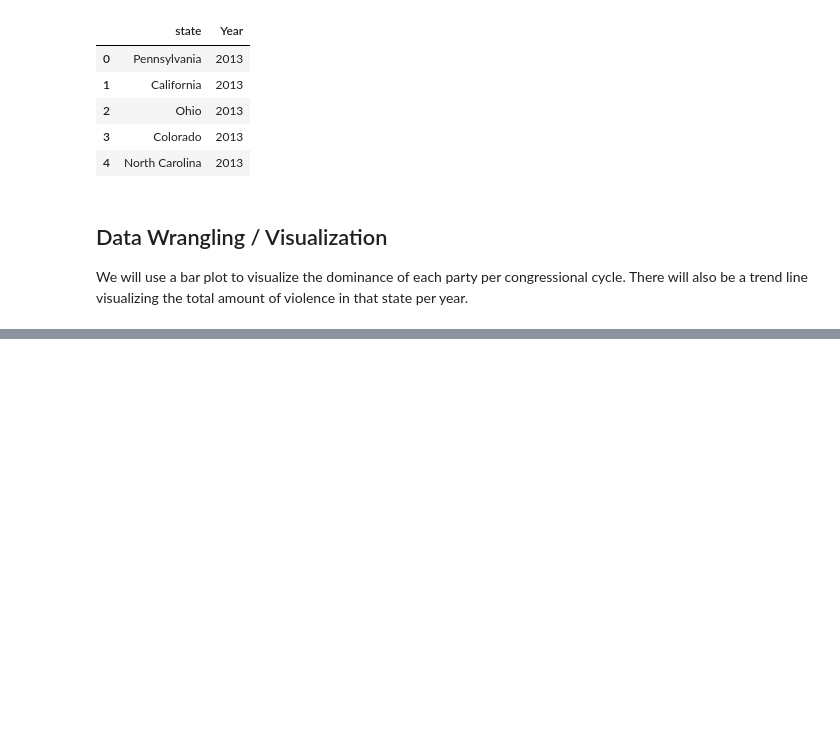
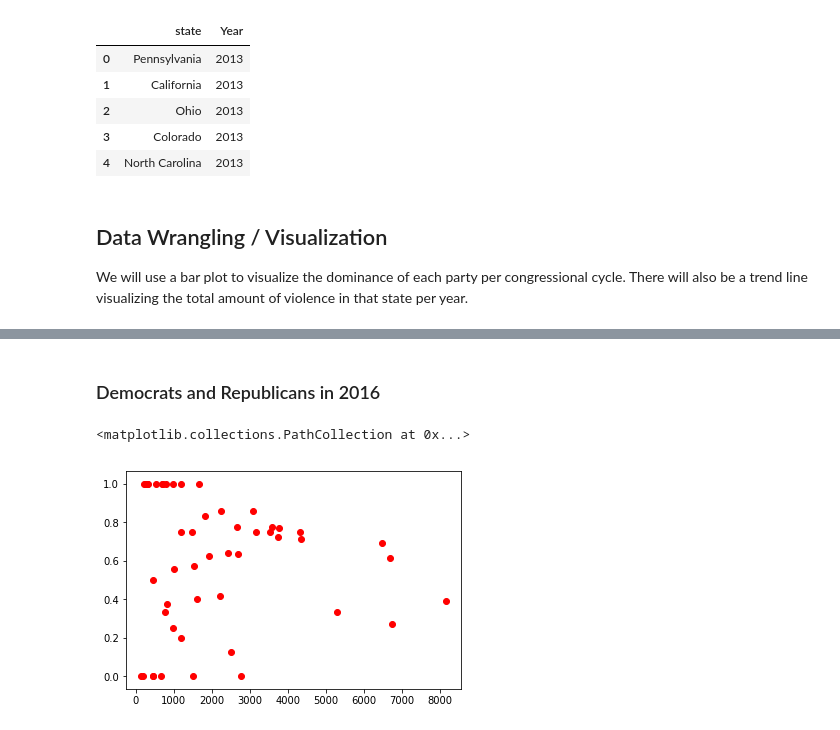
Before and after one commit to vchi747/Cogs-108-Final-Project, a Jupyter notebook: Cogs 108 Final Project.ipynb, the cells around one changed output, grey strips where cells are left out. Saved outputs shown, nothing was run; the diff lists cells and outputs as text; code cells hidden in the pictures; blank space fills up the shorter version.

```diff
--- a/Cogs 108 Final Project.ipynb
+++ b/Cogs 108 Final Project.ipynb
@@ -188,0 +212,9 @@ df_percent_rep
+# %% [markdown]
+### Democrats and Republicans in 2016
+# %%
+x = df_total_violence[2016].tolist()
+y = df_percent_rep[2016].tolist()
+plt.scatter(x, y, label="2016", color="red")
+# %% [output]
+<matplotlib.collections.PathCollection at 0x...>
+[figure, added]
```
Also changed, not shown: parts of 24 cells of this notebook.
